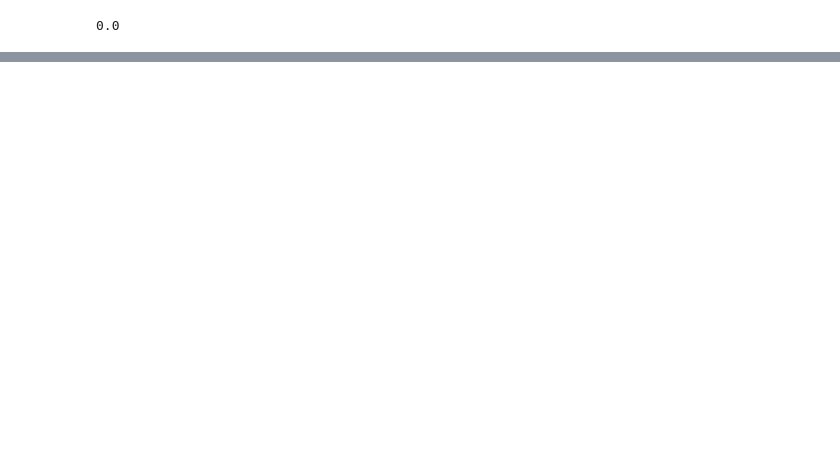
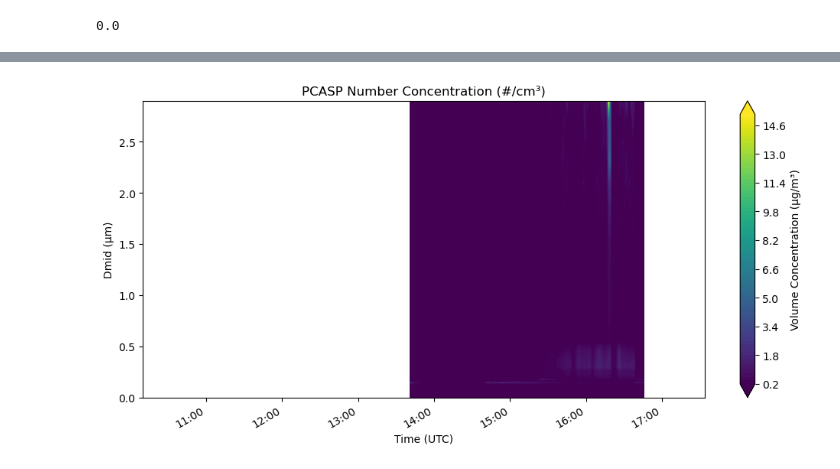
Before and after one commit to thiago-vg/SAMBBA-data-analysis, a Jupyter notebook: Scripts/Countor_plot/Countor_plot.ipynb, the cells around one changed output, grey strips where cells are left out. Cells and saved outputs as stored; diff of their text form; code cells hidden in the pictures; blank space fills up the shorter version.

```diff
--- a/Scripts/Countor_plot/Countor_plot.ipynb
+++ b/Scripts/Countor_plot/Countor_plot.ipynb
@@ -669,0 +848,13 @@ plt.show()
+# %%
+da_pcasp, times_cloud, Dgs = extract_pcasp_geo_diameter(ds_core_cloud)
+da_pcasp = da_pcasp.resample(PCAS2TSPM="1min").mean(skipna=True)  # optional resampling
+# --- Bin limits (µm) ---
+D_lower_limits = ds_core_cloud['PCAS2_D_L_NOM'].values
+D_upper_limits = ds_core_cloud['PCAS2_D_U_NOM'].values
+
+# --- Mid diameters (µm) ---
+D_mid = (D_lower_limits + D_upper_limits) / 2.0
+D_mid = np.nan_to_num(D_mid, nan=0.0)
+plot_pcasp_concentration_v2(da_pcasp,D_mid)
+# %% [output]
+[figure, added]
```
Also changed, not shown: parts of 14 cells of this notebook.
